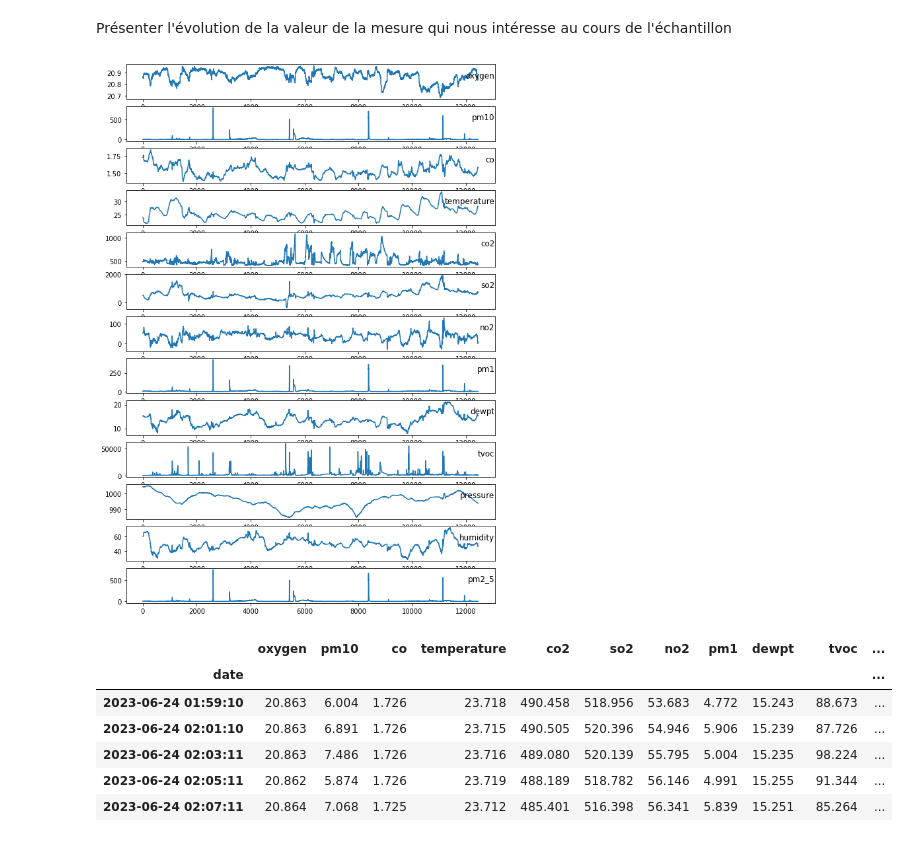
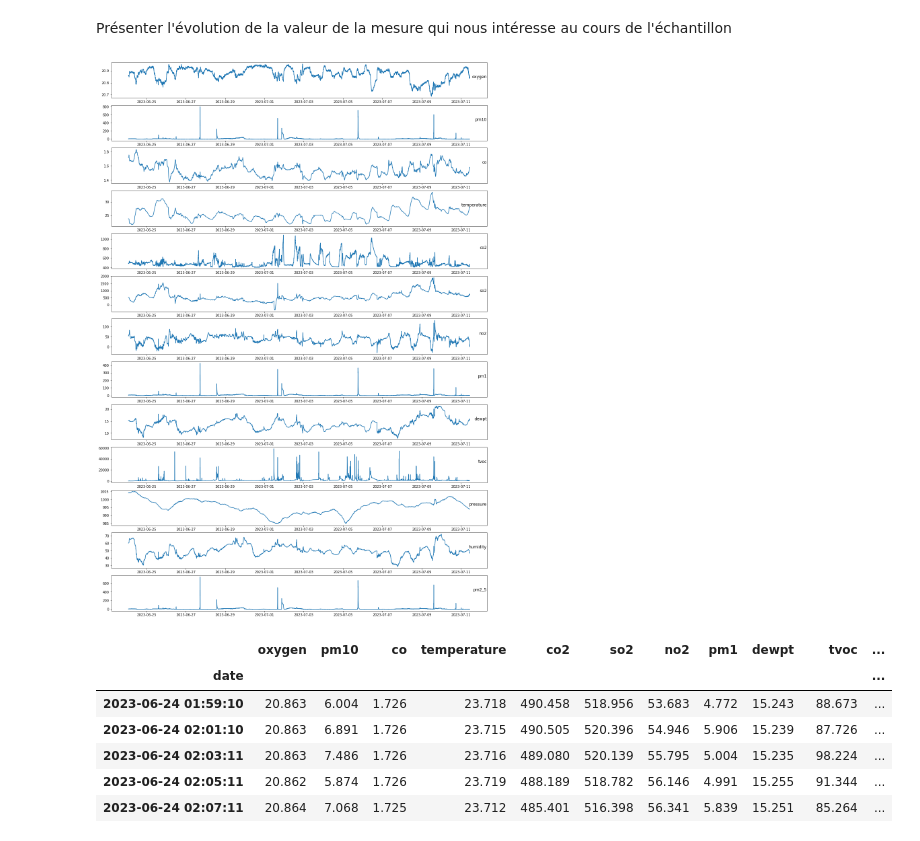
Before and after one commit to XIAxuanzheFrancis/Apprentissage-du-mod-le-LSTM, a Jupyter notebook: lstm.ipynb, the cells around one changed output. Cells and saved outputs as stored; diff of their text form; code cells hidden in the pictures.

```diff
--- a/lstm.ipynb
+++ b/lstm.ipynb
@@ -91,19 +91,19 @@ date
 Présenter l'évolution de la valeur de la mesure qui nous intéresse au cours de l'échantillon
 # %%
 values = data.values
-
+dates = data.index
 groups = [0, 1, 2, 3, 4, 5, 6, 7 ,8 ,9 ,10 ,11 ,12]
 i = 1
 
-plt.figure(figsize=(10,15))
+plt.figure(figsize=(20,30))
 for group in groups:
     plt.subplot(len(groups), 1, i)
-    plt.plot(values[:, group])
+    plt.plot(dates,values[:, group])
     plt.title(data.columns[group], y=0.5, loc='right')
     i += 1
-plt.show()
+plt.show()#date
 # %% [output]
-[figure, old version]
+[figure, new version]
 # %%
 data
 # %% [output]
```
Also changed, not shown: parts of 15 cells of this notebook, 1 other file.
